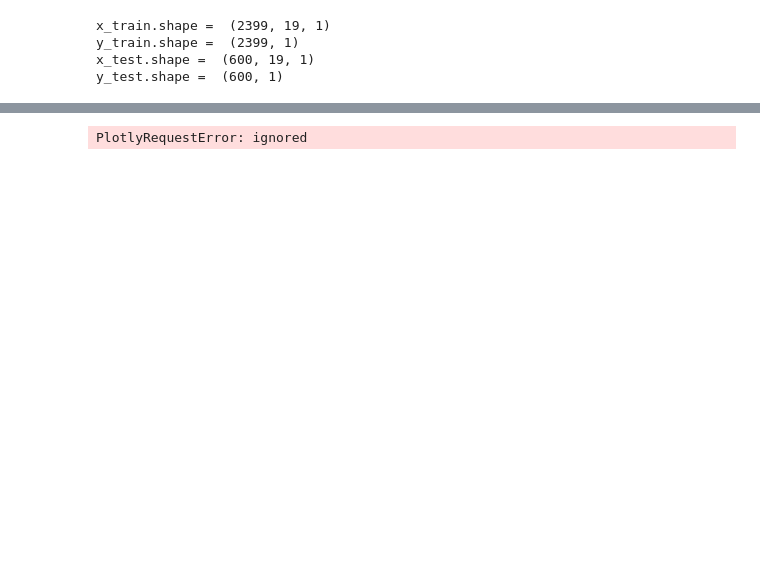
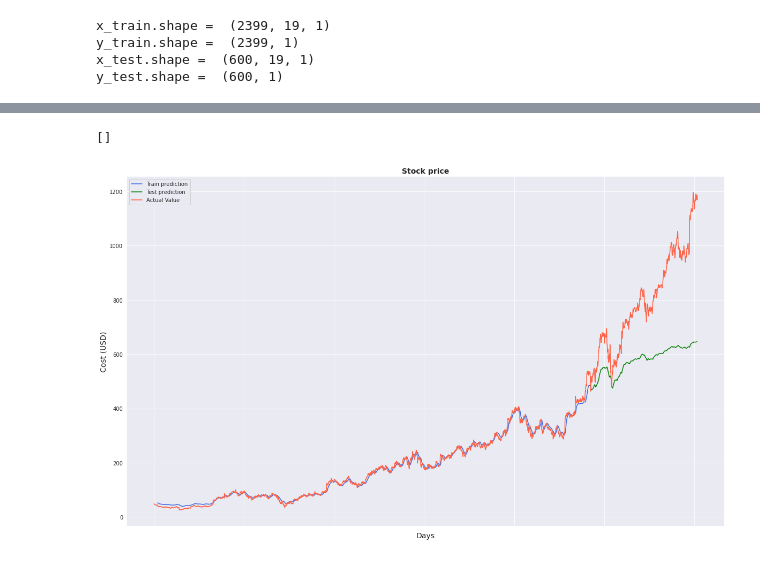
Before and after one commit to TomasMendozaHN/ICDF_Class, a Jupyter notebook: 05112022_LSTM.ipynb, the cells around one changed output, grey strips where cells are left out. Cells and saved outputs as stored; diff of their text form; code cells hidden in the pictures; blank space fills up the shorter version.

```diff
--- a/05112022_LSTM.ipynb
+++ b/05112022_LSTM.ipynb
@@ -430,8 +416,18 @@ Successfully installed chart-studio-1.1.0 retrying-1.3.3
-# %%
-import chart_studio.plotly as py
-import chart_studio
-
-chart_studio.tools.set_credentials_file(username='rodolfo_saldanha', api_key='zWJIVWJs23wfiAp516Mh')
-py.iplot(fig, filename='stock_prediction_lstm')
-# %% [output]
-PlotlyRequestError: ignored
+# %%
+import seaborn as sns
+sns.set_style("darkgrid")
+
+fig = plt.figure(figsize=(20,12))
+fig.subplots_adjust(hspace=0.2, wspace=0.2)
+
+plt.subplot(1, 1, 1)  # plt.subplot(number of rows, number of columns, position)
+ax = sns.lineplot(x = result.index, y = result[0], label="Train prediction", color='royalblue')
+ax = sns.lineplot(x = result.index, y = result[1], label="Test prediction", color='green')
+ax = sns.lineplot(x = result.index, y = result[2], label="Actual Value", color='tomato')
+ax.set_title('Stock price', size = 14, fontweight='bold')
+ax.set_xlabel("Days", size = 14)
+ax.set_ylabel("Cost (USD)", size = 14)
+ax.set_xticklabels('', size=10)
+# %% [output]
+[]
+[figure, added]
```
Also changed, not shown: parts of 28 cells of this notebook.
